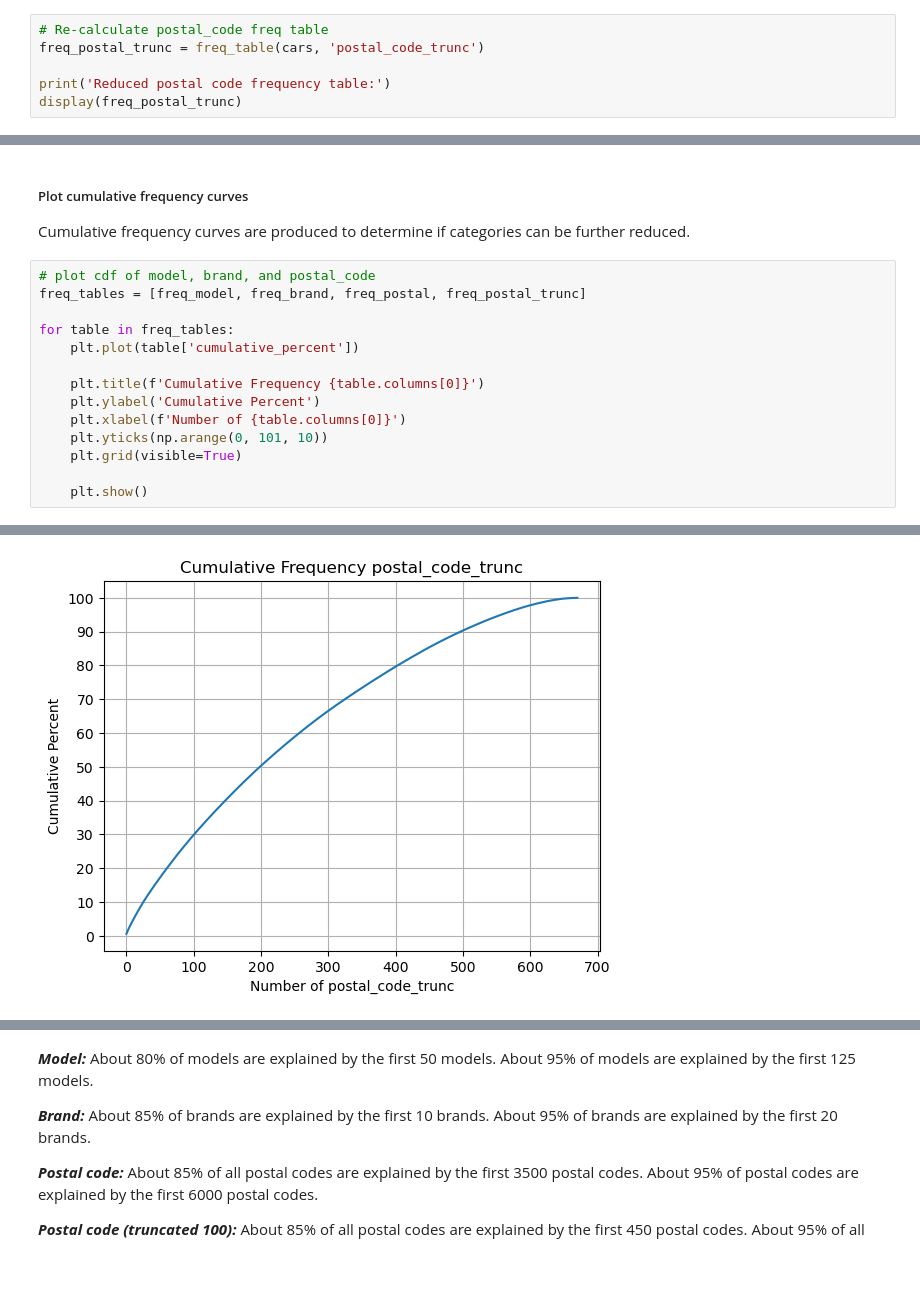
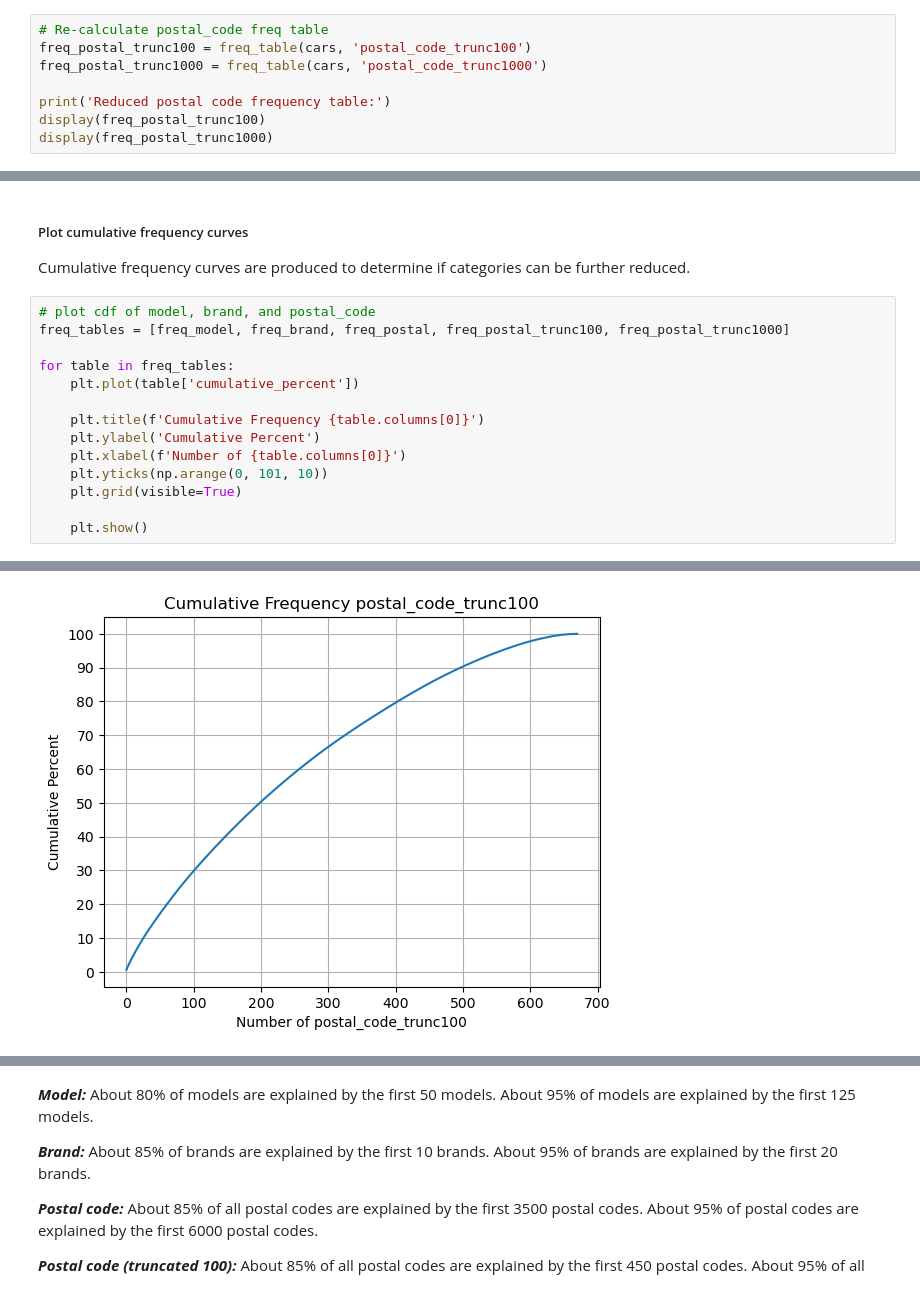
Before and after one commit to kellyshreeve/predicting-used-car-price, a Jupyter notebook: car_price_analysis.ipynb, the cells around one changed output, grey strips where cells are left out. Saved outputs shown, nothing was run; the diff lists cells and outputs as text.

```diff
--- a/car_price_analysis.ipynb
+++ b/car_price_analysis.ipynb
@@ -419,7 +423,9 @@ display(cars.head())
 # %%
 # Re-calculate postal_code freq table
-freq_postal_trunc = freq_table(cars, 'postal_code_trunc')
+freq_postal_trunc100 = freq_table(cars, 'postal_code_trunc100')
+freq_postal_trunc1000 = freq_table(cars, 'postal_code_trunc1000')
 
 print('Reduced postal code frequency table:')
-display(freq_postal_trunc)
+display(freq_postal_trunc100)
+display(freq_postal_trunc1000)
 # %% [output]
@@ -449,20 +474,20 @@ Postal code has been reduced to 671 categories.
 Cumulative frequency curves are produced to determine if categories can be further reduced.
 # %%
 # plot cdf of model, brand, and postal_code
-freq_tables = [freq_model, freq_brand, freq_postal, freq_postal_trunc]
+freq_tables = [freq_model, freq_brand, freq_postal, freq_postal_trunc100, freq_postal_trunc1000]
 
 for table in freq_tables:
     plt.plot(table['cumulative_percent'])
 
     plt.title(f'Cumulative Frequency {table.columns[0]}')
     plt.ylabel('Cumulative Percent')
     plt.xlabel(f'Number of {table.columns[0]}')
     plt.yticks(np.arange(0, 101, 10))
     plt.grid(visible=True)
 
     plt.show()
 # %% [output]
 [figure]
 [figure]
 [figure]
-[figure, old version]
+[figure, new version]
```
Also changed, not shown: parts of 23 cells of this notebook.
